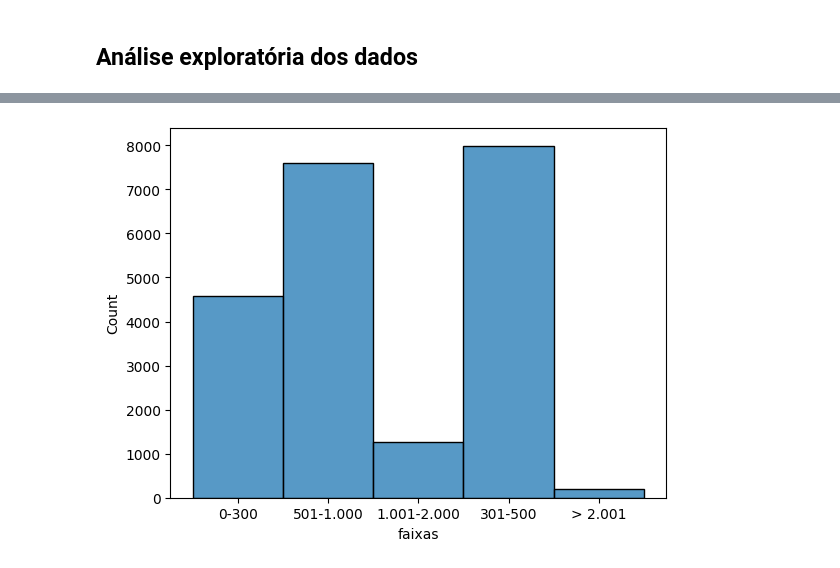
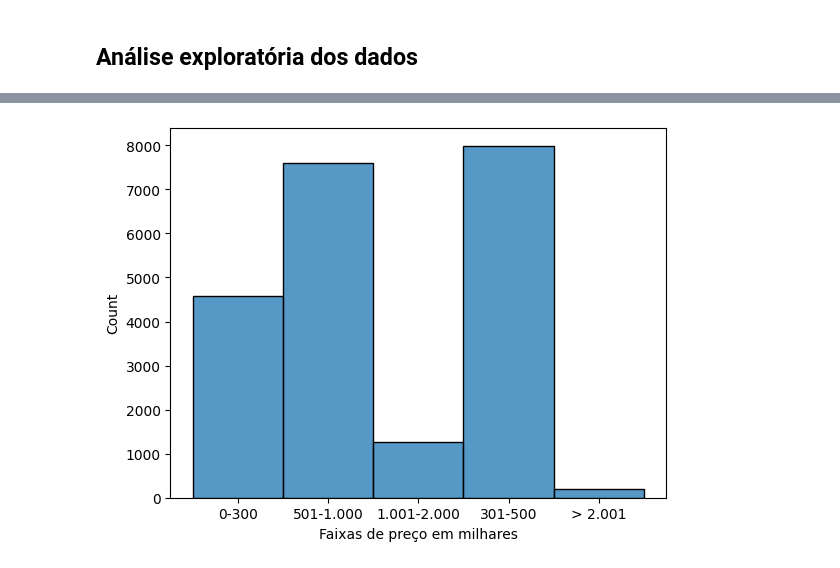
Before and after one commit to EnzoSBDias/House_Pricing_ML, a Jupyter notebook: code/main.ipynb, the cells around one changed output, grey strips where cells are left out. Drawn from its saved outputs; the diff is of its cells as text; code cells hidden in the pictures.

```diff
--- a/code/main.ipynb
+++ b/code/main.ipynb
@@ -8,8 +10,8 @@ import matplotlib.ticker as ticker
 # %%
 # Importando a base de dados e verificando sua estrutura
 # Leitura no Macbook
-#df = pd.read_csv("/Users/MacEnzo/Desktop/House_Pricing_ML/data/house_prices.csv")
+df = pd.read_csv("/Users/MacEnzo/Desktop/House_Pricing_ML/data/house_prices.csv")
 
 # Leitura no Windows
-df = pd.read_csv(r"C:\Users\Enzo\Desktop\GitHub\House_Pricing_ML\data\house_prices.csv")
-df.head().T
+# df = pd.read_csv(r"C:\Users\Enzo\Desktop\GitHub\House_Pricing_ML\data\house_prices.csv")
+# df.head().T
@@ -167,26 +142,28 @@ plt.show()
 # %%
 # Distribuição de preços
 # Criando faixas de preço para criação do gráfico
 def categorizar_preco(x):
     if x <= 300000:
         return "0-300"
     elif x >300000 and x <= 500000:
         return "301-500"
     elif x >500000 and x <= 1000000:
         return "501-1.000"
     elif x >1000000 and x <= 2000000:
         return "1.001-2.000"
     elif x > 2000000:
         return "> 2.001"
 df['faixas'] = df['price'].apply(categorizar_preco)
 
 ax = sns.histplot(data=df, x='faixas')
-
+plt.xlabel("Faixas de preço em milhares")
 # Formatar o eixo X para mostrar números inteiros sem notação científica
 #ax.xaxis.set_major_formatter(ticker.FuncFormatter(lambda x, _: f'{int(x):,}'.replace(',', '.')))
 
 plt.show()
+
+df.drop("faixas", axis=1, inplace=True)
 # %% [output]
-[figure, old version]
+[figure, new version]
 # %%
 # Gráfico de quantidade de banheiros por preço
```
Also changed, not shown: parts of 7 cells of this notebook.
